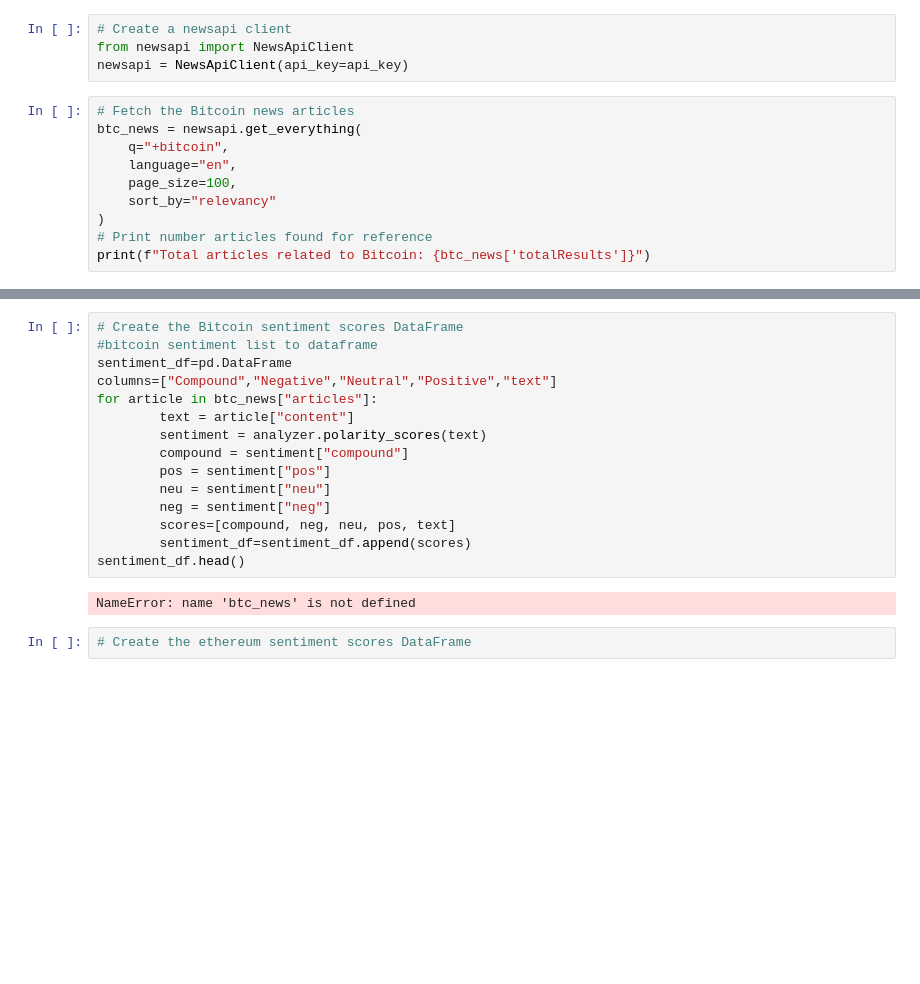
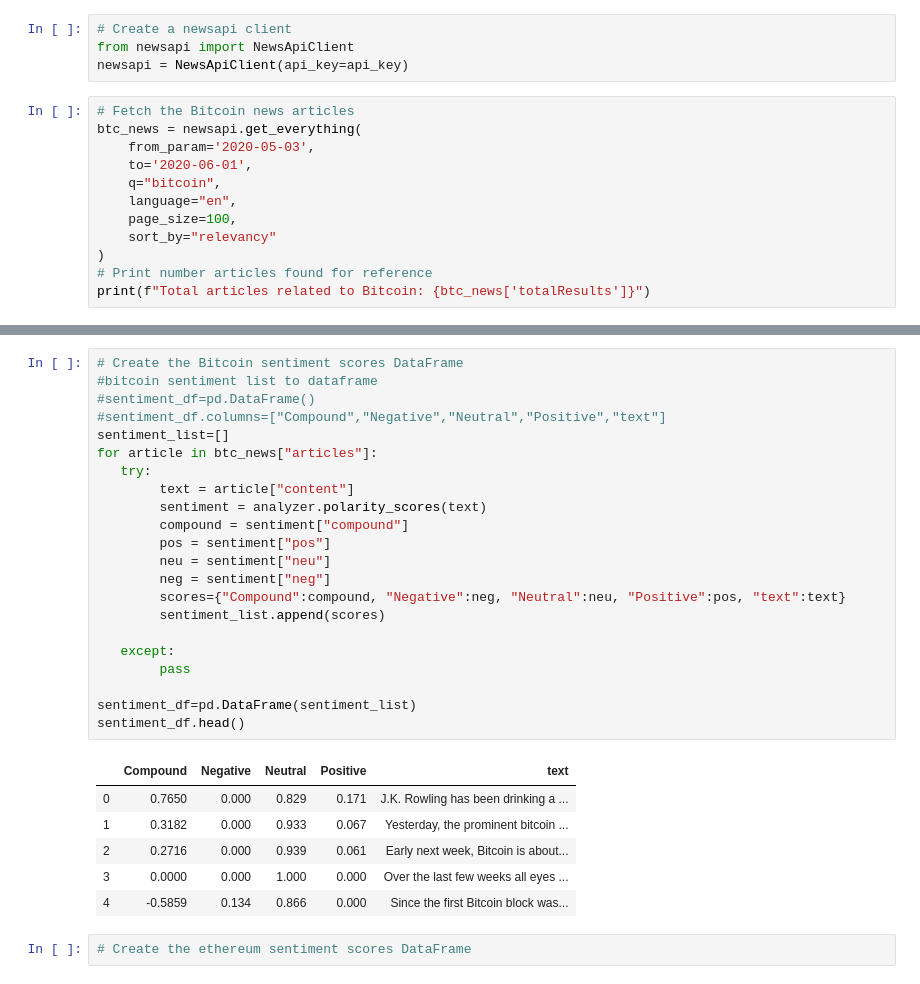
Before and after one commit to awanzek/nlp_homework, a Jupyter notebook: crypto_sentiment.ipynb, the cells around one changed output, grey strips where cells are left out. Drawn from its saved outputs; the diff is of its cells as text; blank space fills up the shorter version.

Commit message:
updated sentiment items finding

```diff
--- a/crypto_sentiment.ipynb
+++ b/crypto_sentiment.ipynb
@@ -31,7 +31,9 @@ newsapi = NewsApiClient(api_key=api_key)
 # %%
 # Fetch the Bitcoin news articles
 btc_news = newsapi.get_everything(
-    q="+bitcoin",
+    from_param='2020-05-03',
+    to='2020-06-01',
+    q="bitcoin",
     language="en",
     page_size=100,
     sort_by="relevancy"
@@ -55,20 +70,32 @@ TypeError: expected string or bytes-like object
 # %%
 # Create the Bitcoin sentiment scores DataFrame
 #bitcoin sentiment list to dataframe
-sentiment_df=pd.DataFrame
-columns=["Compound","Negative","Neutral","Positive","text"]
+#sentiment_df=pd.DataFrame()
+#sentiment_df.columns=["Compound","Negative","Neutral","Positive","text"]
+sentiment_list=[]
 for article in btc_news["articles"]:
+   try:
         text = article["content"]
         sentiment = analyzer.polarity_scores(text)
         compound = sentiment["compound"]
         pos = sentiment["pos"]
         neu = sentiment["neu"]
         neg = sentiment["neg"]
-        scores=[compound, neg, neu, pos, text]
-        sentiment_df=sentiment_df.append(scores)
+        scores={"Compound":compound, "Negative":neg, "Neutral":neu, "Positive":pos, "text":text}
+        sentiment_list.append(scores)
+
+   except:
+        pass
+
+sentiment_df=pd.DataFrame(sentiment_list)
 sentiment_df.head()
 # %% [output]
-NameError: name 'btc_news' is not defined
+|  | Compound | Negative | Neutral | Positive | text |
+| 0 | 0.7650 | 0.000 | 0.829 | 0.171 | J.K. Rowling has been drinking a ... |
+| 1 | 0.3182 | 0.000 | 0.933 | 0.067 | Yesterday, the prominent bitcoin ... |
+| 2 | 0.2716 | 0.000 | 0.939 | 0.061 | Early next week, Bitcoin is about... |
+| 3 | 0.0000 | 0.000 | 1.000 | 0.000 | Over the last few weeks all eyes ... |
+| 4 | -0.5859 | 0.134 | 0.866 | 0.000 | Since the first Bitcoin block was... |
 # %%
 # Create the ethereum sentiment scores DataFrame
 # %% [output]
```
Also changed, not shown: parts of 9 cells of this notebook.
